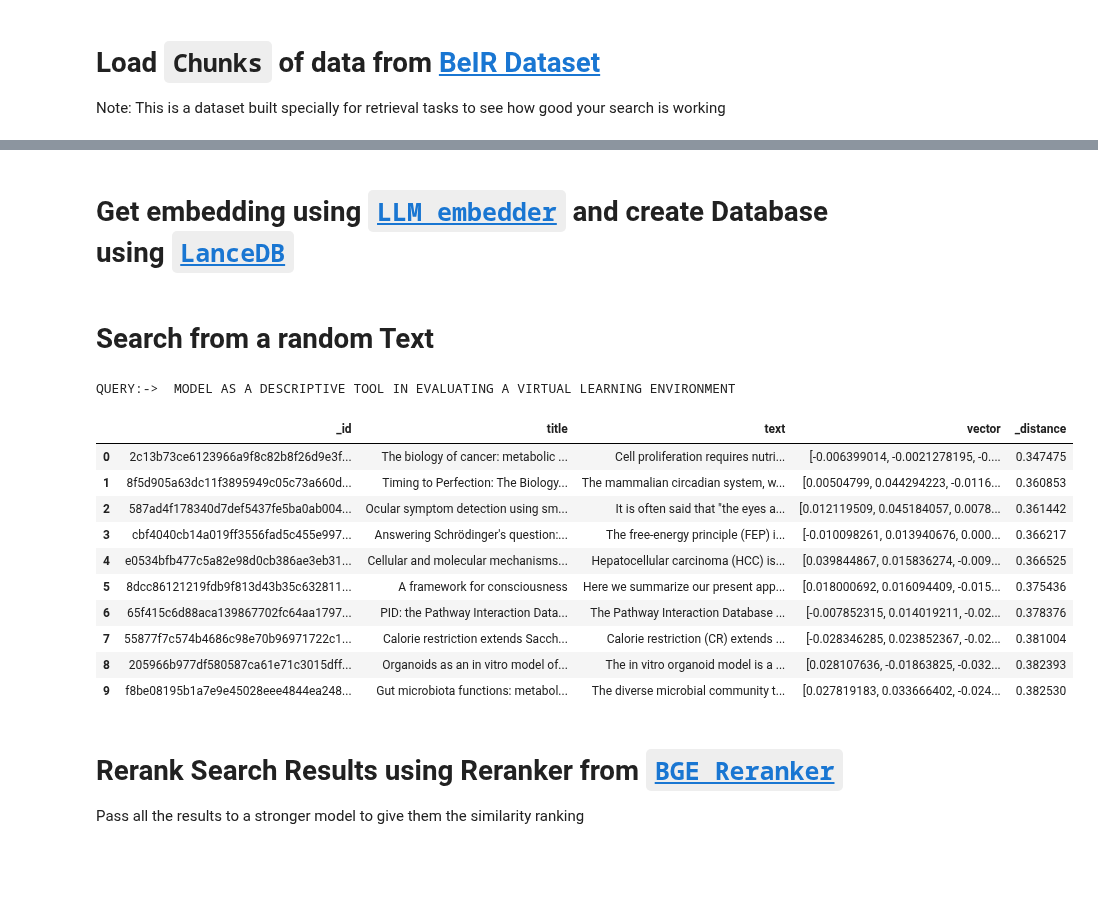
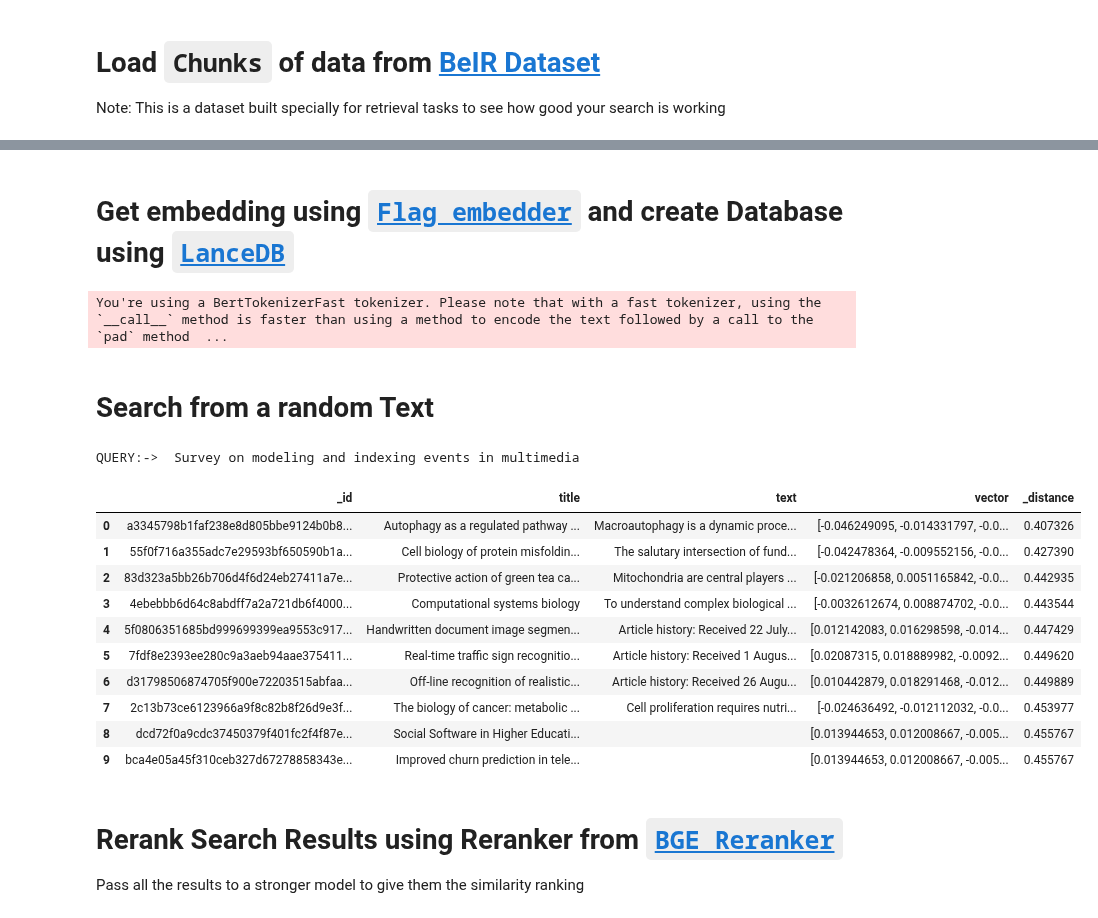
Before and after one commit to lancedb/vectordb-recipes, a Jupyter notebook: examples/RAG_Reranking/main.ipynb, the cells around one changed output, grey strips where cells are left out. Drawn from its saved outputs; the diff is of its cells as text; code cells hidden in the pictures; blank space fills up the shorter version.

```diff
--- a/examples/RAG_Reranking/main.ipynb
+++ b/examples/RAG_Reranking/main.ipynb
@@ -32,10 +32,7 @@ Smaller model with efficient searching algo does the work of searching in a bigg
 # %%
 # All document present here https://github.com/FlagOpen/FlagEmbedding/tree/master
 
-from FlagEmbedding import (
-    LLMEmbedder,
-    FlagReranker,
-)
+from FlagEmbedding import FlagAutoModel, FlagAutoReranker
 import os
 import lancedb
 import re
@@ -54,10 +51,10 @@ from lancedb.embeddings import with_embeddings
 task = "qa"  # Encode for a specific task (qa, icl, chat, lrlm, tool, convsearch)
 
 # Load model (automatically use GPUs)
-embed_model = LLMEmbedder("BAAI/llm-embedder", use_fp16=False)
+embed_model = FlagAutoModel.from_finetuned("BAAI/bge-base-en", use_fp16=False)
 
 # use_fp16 speeds up computation with a slight performance degradation
-reranker_model = FlagReranker("BAAI/bge-reranker-base", use_fp16=True)
+reranker_model = FlagAutoReranker.from_finetuned("BAAI/bge-reranker-base", use_fp16=True)
 
 # For basic splitting
 # basic_text_splitter = RecursiveCharacterTextSplitter(chunk_size=512, chunk_overlap=64,) # 512 is the default Embedding model max_len
@@ -92,11 +89,11 @@ docs.sample(3)
 # %% [markdown]
-# Get embedding using [`LLM embedder`](https://github.com/FlagOpen/FlagEmbedding/tree/master/FlagEmbedding/llm_embedder) and create Database using [`LanceDB`](https://github.com/lancedb/lancedb)
+# Get embedding using [`Flag embedder`](https://github.com/FlagOpen/FlagEmbedding/tree/master/examples/inference/embedder) and create Database using [`LanceDB`](https://github.com/lancedb/lancedb)
 # %%
 def embed_documents(batch):
     """
     Function to embed the whole text data
     """
-    return embed_model.encode_keys(batch, task=task)  # Encode data or 'keys'
+    return embed_model.encode(batch)  # Encode data or 'keys'
 
 
 db = lancedb.connect("./db")  # Connect Local DB
@@ -108,47 +105,47 @@ else:
         embed_documents, docs, column="text", show_progress=True, batch_size=128
     )
     table = db.create_table("doc_embed", data=data)  # create Table
+# %% [output]
+You're using a BertTokenizerFast tokenizer. Please note that with a fast tokenizer, using the `__call__` method is faster than using a method to encode the text followed by a call to the `pad` method  ...
 # %% [markdown]
 # Search from a random Text
 # %%
 def search(query, top_k=10):
     """
     Search a query from the table
     """
-    query_vector = embed_model.encode_queries(
-        query, task=task
-    )  # Encode the QUERY (it is done differently than the 'key')
+    query_vector = embed_model.encode_queries(query)  # Encode the QUERY (it is done differently than the 'key')
     search_results = table.search(query_vector).limit(top_k)
     return search_results
 
 
 query = random.choice(queries["text"])
 print("QUERY:-> ", query)
 
 # get top_k search results
 search_results = (
     search("what is mitochondria?", top_k=10)
     .to_pandas()
     .dropna(subset="text")
     .reset_index(drop=True)
 )
 
 search_results
 # %% [output]
-QUERY:->  MODEL AS A DESCRIPTIVE TOOL IN EVALUATING A VIRTUAL LEARNING ENVIRONMENT
+QUERY:->  Survey on modeling and indexing events in multimedia
 |  | _id | title | text | vector | _distance |
-| 0 | 2c13b73ce6123966a9f8c82b8f26d9e3f... | The biology of cancer: metabolic ... | Cell proliferation requires nutri... | [-0.006399014, -0.0021278195, -0.... | 0.347475 |
-| 1 | 8f5d905a63dc11f3895949c05c73a660d... | Timing to Perfection: The Biology... | The mammalian circadian system, w... | [0.00504799, 0.044294223, -0.0116... | 0.360853 |
-| 2 | 587ad4f178340d7def5437fe5ba0ab004... | Ocular symptom detection using sm... | It is often said that "the eyes a... | [0.012119509, 0.045184057, 0.0078... | 0.361442 |
-| 3 | cbf4040cb14a019ff3556fad5c455e997... | Answering Schrödinger's question:... | The free-energy principle (FEP) i... | [-0.010098261, 0.013940676, 0.000... | 0.366217 |
-| 4 | e0534bfb477c5a82e98d0cb386ae3eb31... | Cellular and molecular mechanisms... | Hepatocellular carcinoma (HCC) is... | [0.039844867, 0.015836274, -0.009... | 0.366525 |
-| 5 | 8dcc86121219fdb9f813d43b35c632811... | A framework for consciousness | Here we summarize our present app... | [0.018000692, 0.016094409, -0.015... | 0.375436 |
-| 6 | 65f415c6d88aca139867702fc64aa1797... | PID: the Pathway Interaction Data... | The Pathway Interaction Database ... | [-0.007852315, 0.014019211, -0.02... | 0.378376 |
-| 7 | 55877f7c574b4686c98e70b96971722c1... | Calorie restriction extends Sacch... | Calorie restriction (CR) extends ... | [-0.028346285, 0.023852367, -0.02... | 0.381004 |
-| 8 | 205966b977df580587ca61e71c3015dff... | Organoids as an in vitro model of... | The in vitro organoid model is a ... | [0.028107636, -0.01863825, -0.032... | 0.382393 |
-| 9 | f8be08195b1a7e9e45028eee4844ea248... | Gut microbiota functions: metabol... | The diverse microbial community t... | [0.027819183, 0.033666402, -0.024... | 0.382530 |
+| 0 | a3345798b1faf238e8d805bbe9124b0b8... | Autophagy as a regulated pathway ... | Macroautophagy is a dynamic proce... | [-0.046249095, -0.014331797, -0.0... | 0.407326 |
+| 1 | 55f0f716a355adc7e29593bf650590b1a... | Cell biology of protein misfoldin... | The salutary intersection of fund... | [-0.042478364, -0.009552156, -0.0... | 0.427390 |
+| 2 | 83d323a5bb26b706d4f6d24eb27411a7e... | Protective action of green tea ca... | Mitochondria are central players ... | [-0.021206858, 0.0051165842, -0.0... | 0.442935 |
+| 3 | 4ebebbb6d64c8abdff7a2a721db6f4000... | Computational systems biology | To understand complex biological ... | [-0.0032612674, 0.008874702, -0.0... | 0.443544 |
+| 4 | 5f0806351685bd999699399ea9553c917... | Handwritten document image segmen... | Article history: Received 22 July... | [0.012142083, 0.016298598, -0.014... | 0.447429 |
+| 5 | 7fdf8e2393ee280c9a3aeb94aae375411... | Real-time traffic sign recognitio... | Article history: Received 1 Augus... | [0.02087315, 0.018889982, -0.0092... | 0.449620 |
+| 6 | d31798506874705f900e72203515abfaa... | Off-line recognition of realistic... | Article history: Received 26 Augu... | [0.010442879, 0.018291468, -0.012... | 0.449889 |
+| 7 | 2c13b73ce6123966a9f8c82b8f26d9e3f... | The biology of cancer: metabolic ... | Cell proliferation requires nutri... | [-0.024636492, -0.012112032, -0.0... | 0.453977 |
+| 8 | dcd72f0a9cdc37450379f401fc2f4f87e... | Social Software in Higher Educati... |  | [0.013944653, 0.012008667, -0.005... | 0.455767 |
+| 9 | bca4e05a45f310ceb327d67278858343e... | Improved churn prediction in tele... |  | [0.013944653, 0.012008667, -0.005... | 0.455767 |
 # %% [markdown]
-# Rerank Search Results using Reranker from [`BGE Reranker`](https://github.com/FlagOpen/FlagEmbedding/tree/master/FlagEmbedding/reranker)
+# Rerank Search Results using Reranker from [`BGE Reranker`](https://github.com/FlagOpen/FlagEmbedding/tree/master/examples/inference/reranker)
 
 Pass all the results to a stronger model to give them the similarity ranking
 # %%
```
Also changed, not shown: parts of 2 cells of this notebook, 6 other files.
